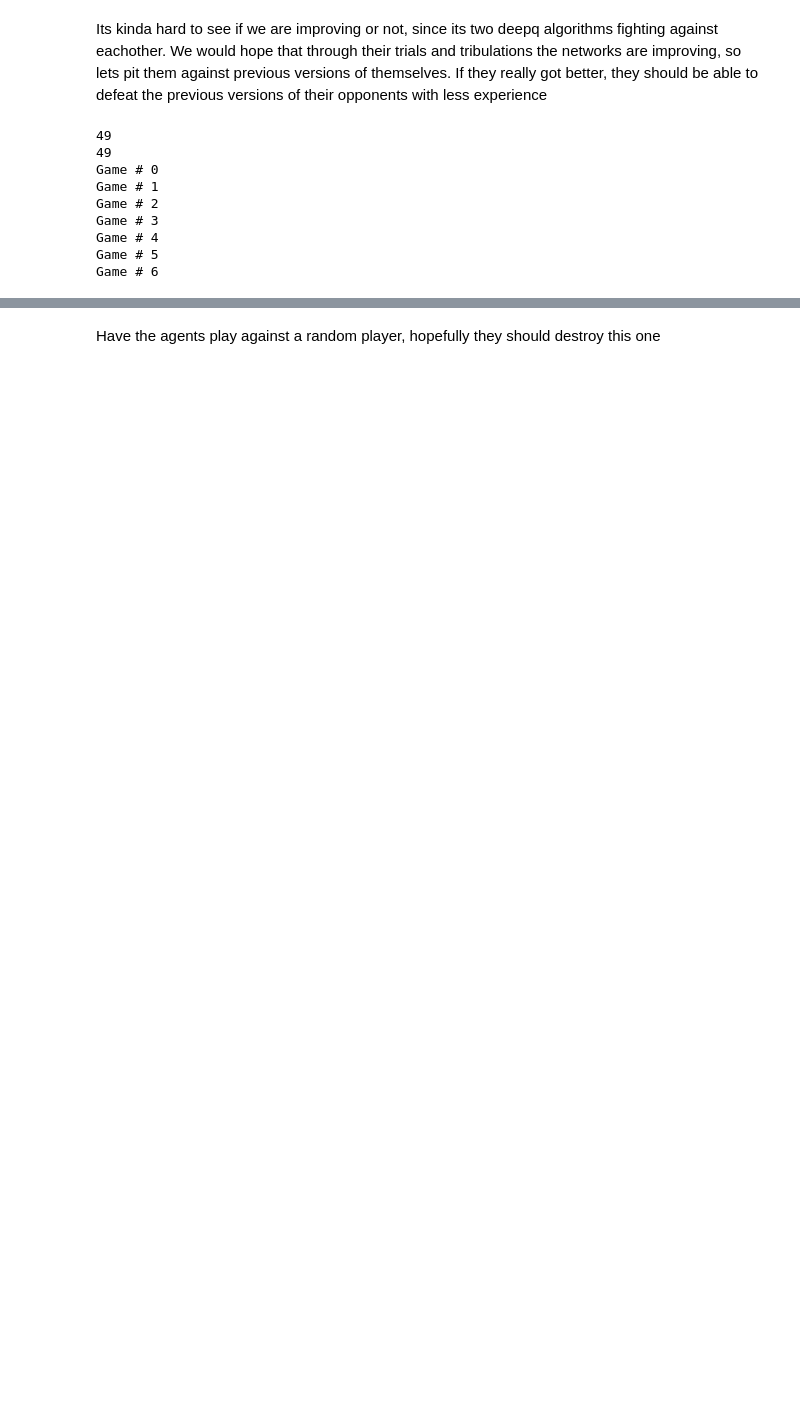
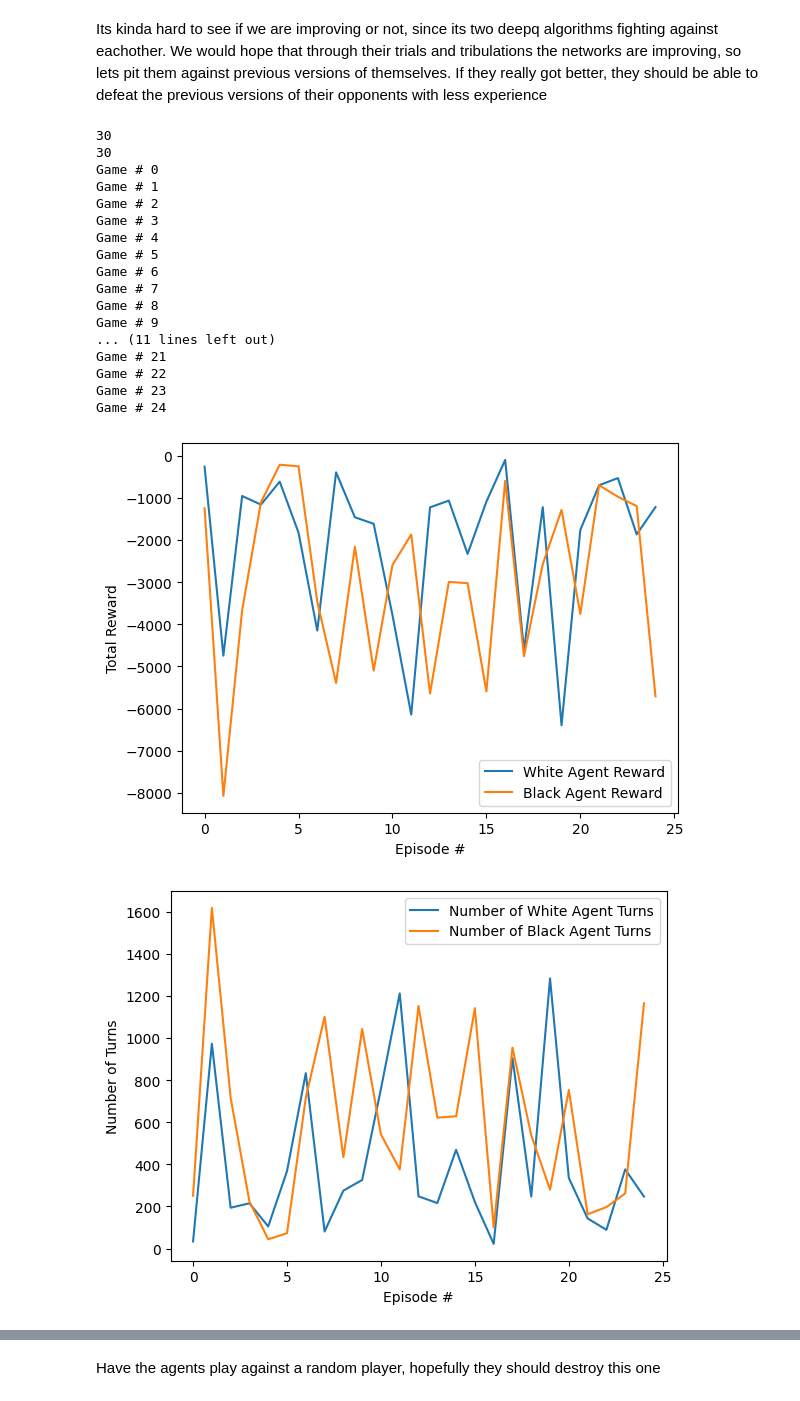
Before and after one commit to Lufferly/csc496FinalThing, a Jupyter notebook: final.ipynb, the cells around one changed output, grey strips where cells are left out. Saved outputs shown, nothing was run; the diff lists cells and outputs as text; code cells hidden in the pictures; blank space fills up the shorter version.

```diff
--- a/final.ipynb
+++ b/final.ipynb
@@ -504,9 +511,9 @@ class goDQN(nn.Module):
     #   This way maybe we can have agents play against their past selves, to test improvement
     def create_copy(self):
         this_copy = goDQN(1, 1, 1, 1)
-        this_copy.input_layer = copy.deepcopy(self.input_layer)
-        this_copy.hidden_layer_1 = copy.deepcopy(self.hidden_layer_1)
-        this_copy.output_layer = copy.deepcopy(self.output_layer)
+        this_copy.input_layer = copy.copy(self.input_layer)
+        this_copy.hidden_layer_1 = copy.copy(self.hidden_layer_1)
+        this_copy.output_layer = copy.copy(self.output_layer)
 
         #this_copy.input_layer = torch.detach(this_copy.input_layer)
         #this_copy.hidden_layer_1 = torch.detach(this_copy.hidden_layer_1)
@@ -828,25 +834,19 @@ def play_game_against_previous(white_player, black_player, n_games):
                 # select our action
                 action = select_action(current_agent, goEnv.get_board_tensor())
 
-                # Save the last board
-                last_board = goEnv.get_board()
-
                 # Act on this action
                 this_x, this_y = goEnv.action_int_to_xy(action)
                 reward_state_term = goEnv.env_step(this_x, this_y, goEnv.turn)
 
                 reward = reward_state_term[0]
-                board = reward_state_term[1]
-                term = reward_state_term[2]
-
 
                 # Update our data for the plots
-                if (goEnv.turn == 0):
-                    # Its white's turn now, which means it WAS black's turn when we got the rewards
+                if (goEnv.last_turn == 1):
+                    # It WAS black's turn when we got the rewards
                     black_player_reward_per_game[game] += reward
                     black_turns_per_game[game] += 1
-                if (goEnv.turn == 1):
-                    # Its black's turn now, which means it WAS white's turn
+                if (goEnv.last_turn == 0):
+                    # It WAS white's turn
                     white_player_reward_per_game[game] += reward
                     white_turns_per_game[game] += 1
     # Display our graph
@@ -864,34 +864,44 @@ def play_game_against_previous(white_player, black_player, n_games):
     plt.ylabel("Number of Turns")
     plt.plot(white_turns_per_game, label = "Number of White Agent Turns")
     plt.plot(black_turns_per_game, label = "Number of Black Agent Turns")
     plt.legend()
     plt.show()
 
     plt.figure(5)
     plt.xlabel("Episode #")
     plt.ylabel("Difference between White Reward and Black Reward")
 
     white_vs_black_difference_per_game = []
     for i in range(n_games):
         difference = white_player_reward_per_game[i] - black_player_reward_per_game[i]
         white_vs_black_difference_per_game.append(difference)
     plt.plot(white_vs_black_difference_per_game, label = "White - Black Difference per Game")
     average_difference = np.average(white_vs_black_difference_per_game)
     # Hacky way to do this buttttt
     average_difference = np.linspace(start=average_difference, stop=average_difference, num=n_games)
     plt.plot(average_difference, label = "Average Difference")
     plt.legend()
     plt.show()
 
-play_game_against_previous(white_agent, previous_black_nn_list[0], 100)
-play_game_against_previous(previous_white_nn_list[0], black_agent, 100)
+play_game_against_previous(white_agent, previous_black_nn_list[0], 25)
+play_game_against_previous(previous_white_nn_list[0], black_agent, 25)
 # %% [output]
-49
-49
+30
+30
 Game # 0
 Game # 1
 Game # 2
 Game # 3
 Game # 4
 Game # 5
 Game # 6
+Game # 7
+Game # 8
+Game # 9
+... (11 lines left out)
+Game # 21
+Game # 22
+Game # 23
+Game # 24
+[figure, added]
+[figure, added]
```
Also changed, not shown: parts of 17 cells of this notebook.
